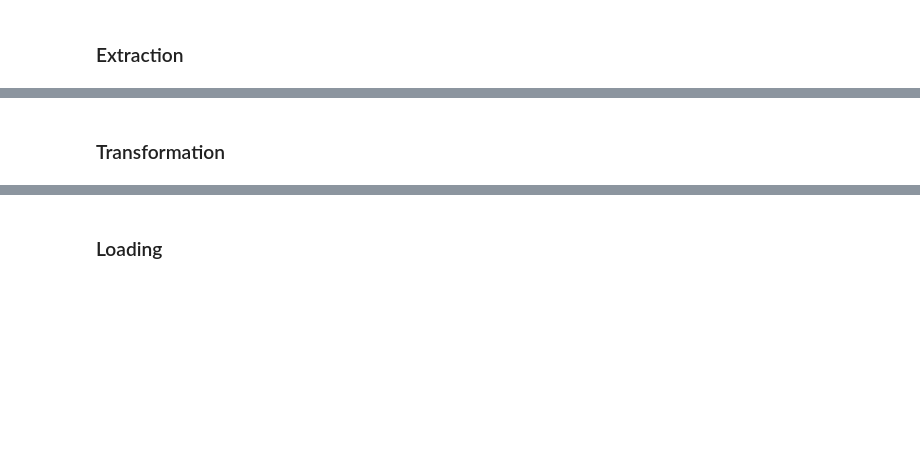
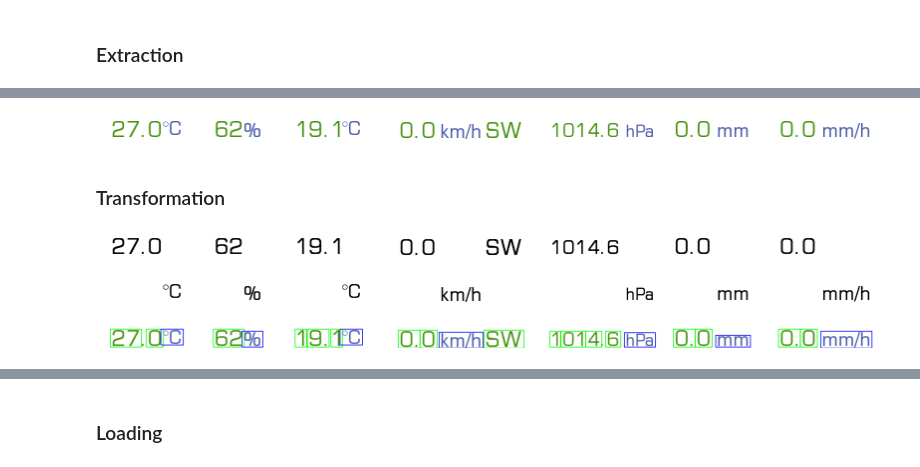
Before and after one commit to robertovicario/LarioNow, a Jupyter notebook: notebook/summary.ipynb, the cells around one changed output, grey strips where cells are left out. Drawn from its saved outputs; the diff is of its cells as text; code cells hidden in the pictures; blank space fills up the shorter version.

```diff
--- a/notebook/summary.ipynb
+++ b/notebook/summary.ipynb
@@ -192,7 +213,16 @@ extract_data(n=1)
 # %%
 files = list(the_config.TMP_IMG_PATH.iterdir())
 filename = files[0]
-display(Image(filename=str(filename)))
+
+plt.figure(figsize=(16, 4))
+plt.imshow(PILImage.open(filename))
+plt.axis("off")
+
+plt.tight_layout()
+FIGURES.append(plt.gcf())
+plt.show()
+# %% [output]
+[figure, added]
 # %% [markdown]
 ### Transformation
 # %%
@@ -226,13 +256,18 @@ plt.figure(figsize=(16, 4))
 plt.imshow(green, cmap="gray")
 plt.axis("off")
 plt.tight_layout()
+FIGURES.append(plt.gcf())
 plt.show()
 
 plt.figure(figsize=(16, 4))
 plt.imshow(blue, cmap="gray")
 plt.axis("off")
 plt.tight_layout()
+FIGURES.append(plt.gcf())
 plt.show()
+# %% [output]
+[figure, added]
+[figure, added]
 # %%
 # [!]
 green_rois = the_etl.extract_rois(img_cv, green_mask, "green")
@@ -275,7 +310,10 @@ plt.figure(figsize=(16, 4))
 plt.imshow(cv2.cvtColor(debug, cv2.COLOR_BGR2RGB))
 plt.axis("off")
 plt.tight_layout()
+FIGURES.append(plt.gcf())
 plt.show()
+# %% [output]
+[figure, added]
 # %%
 # [!]
 pieces = the_etl.get_pieces(img_cv, green_mask, all_rois)
```
Also changed, not shown: parts of 19 cells of this notebook, 35 other files.
